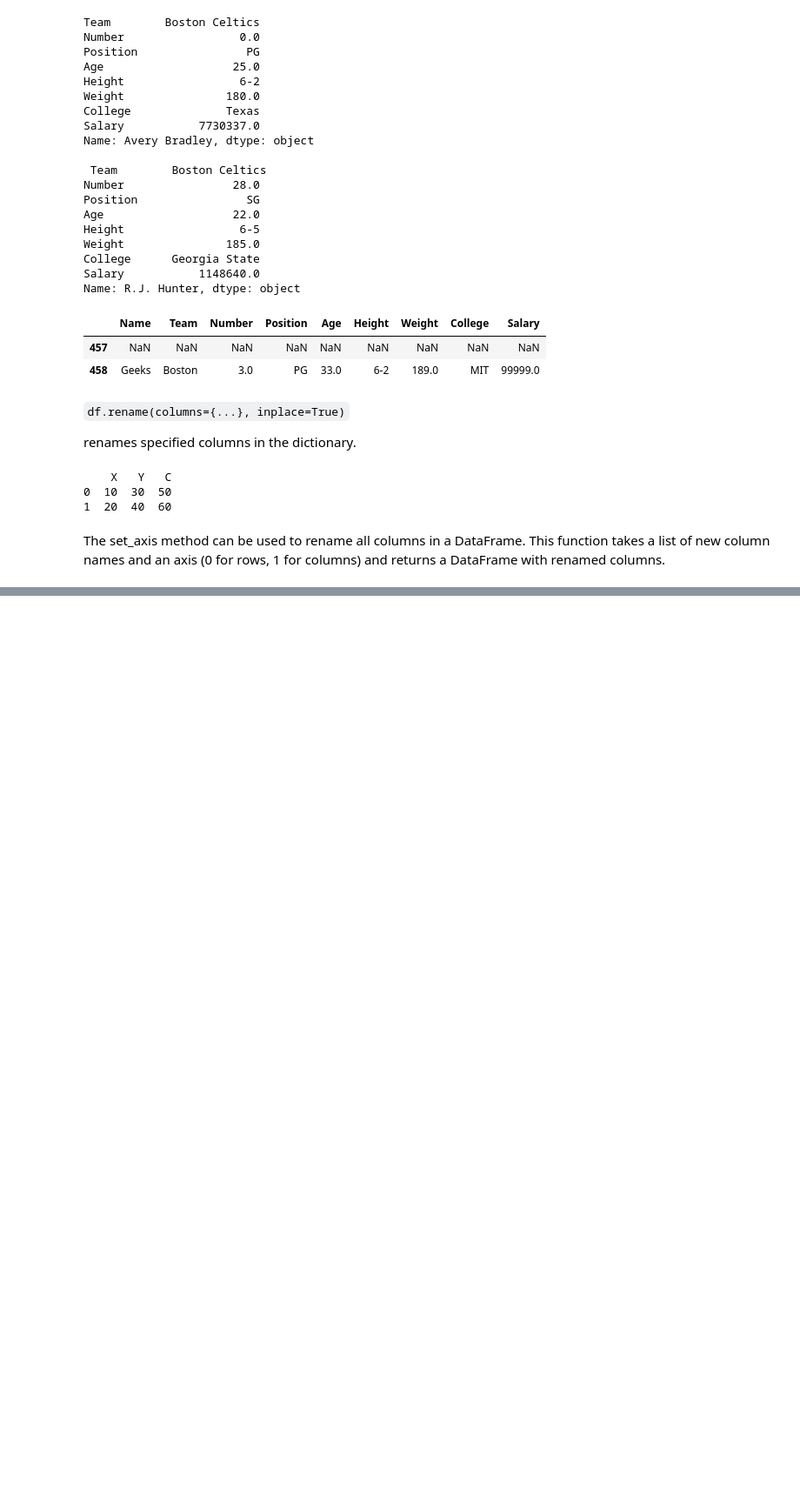
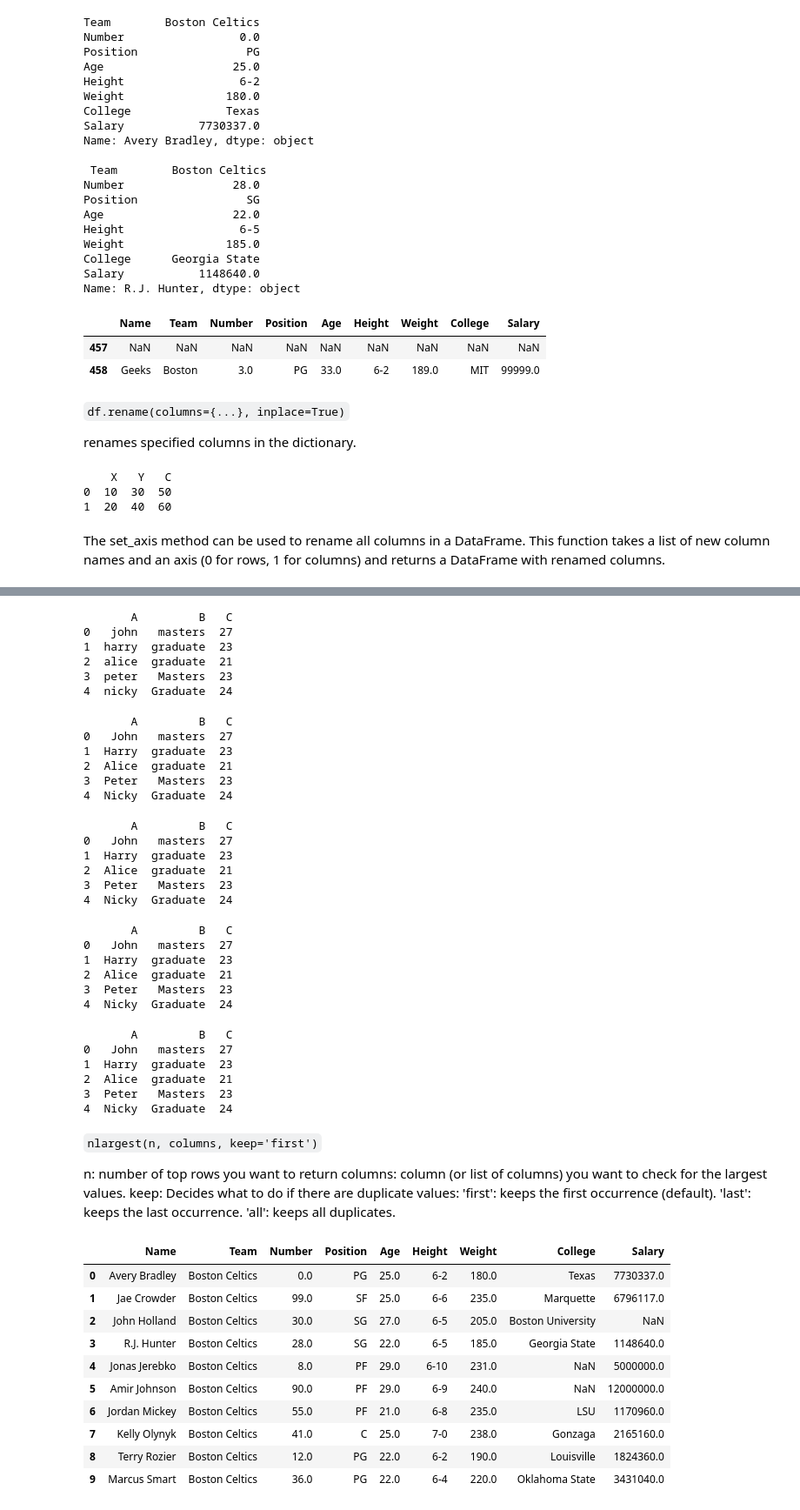
Before and after one commit to harshithvinesh/machine_learning, a Jupyter notebook: pandas.ipynb, the cells around one changed output, grey strips where cells are left out. Shown at 87% size. Saved outputs shown, nothing was run; the diff lists cells and outputs as text; code cells hidden in the pictures; blank space fills up the shorter version.

```diff
--- a/pandas.ipynb
+++ b/pandas.ipynb
@@ -769,0 +982,76 @@ print(df)
+# %%
+import pandas as pd
+df = pd.DataFrame({'A': ['john', 'harry', 'alice', 'peter', 'nicky'],
+				'B': ['masters', 'graduate', 'graduate','Masters', 'Graduate'],
+				'C': [27, 23, 21, 23, 24]})
+print(df)
+# %% [output]
+       A         B   C
+0   john   masters  27
+1  harry  graduate  23
+2  alice  graduate  21
+3  peter   Masters  23
+4  nicky  Graduate  24
+# %%
+df['A'] = df['A'].str.title()
+print(df)
+# %% [output]
+       A         B   C
+0   John   masters  27
+1  Harry  graduate  23
+2  Alice  graduate  21
+3  Peter   Masters  23
+4  Nicky  Graduate  24
+# %%
+df['A'] = df['A'].str.capitalize()
+print(df)
+# %% [output]
+       A         B   C
+0   John   masters  27
+1  Harry  graduate  23
+2  Alice  graduate  21
+3  Peter   Masters  23
+4  Nicky  Graduate  24
+# %%
+df['A'] = df['A'].apply(lambda x: x.capitalize())
+print(df)
+# %% [output]
+       A         B   C
+0   John   masters  27
+1  Harry  graduate  23
+2  Alice  graduate  21
+3  Peter   Masters  23
+4  Nicky  Graduate  24
+# %%
+df['A'] = df['A'].str.replace(r'(^[a-z])', lambda x: x.group(1).upper(), regex=True)
+print(df)
+# %% [output]
+       A         B   C
+0   John   masters  27
+1  Harry  graduate  23
+2  Alice  graduate  21
+3  Peter   Masters  23
+4  Nicky  Graduate  24
+# %% [markdown]
+<code>nlargest(n, columns, keep='first')</code>
+<p style="font-family:Cursive">n: number of top rows you want to return
+columns: column (or list of columns) you want to check for the largest values.
+keep: Decides what to do if there are duplicate values:
+'first': keeps the first occurrence (default).
+'last': keeps the last occurrence.
+'all': keeps all duplicates.</p>
+# %%
+df=pd.read_csv("nba.csv")
+df.head(10)
+# %% [output]
+|  | Name | Team | Number | Position | Age | Height | Weight | College | Salary |
+| 0 | Avery Bradley | Boston Celtics | 0.0 | PG | 25.0 | 6-2 | 180.0 | Texas | 7730337.0 |
+| 1 | Jae Crowder | Boston Celtics | 99.0 | SF | 25.0 | 6-6 | 235.0 | Marquette | 6796117.0 |
+| 2 | John Holland | Boston Celtics | 30.0 | SG | 27.0 | 6-5 | 205.0 | Boston University | NaN |
+| 3 | R.J. Hunter | Boston Celtics | 28.0 | SG | 22.0 | 6-5 | 185.0 | Georgia State | 1148640.0 |
+| 4 | Jonas Jerebko | Boston Celtics | 8.0 | PF | 29.0 | 6-10 | 231.0 | NaN | 5000000.0 |
+| 5 | Amir Johnson | Boston Celtics | 90.0 | PF | 29.0 | 6-9 | 240.0 | NaN | 12000000.0 |
+| 6 | Jordan Mickey | Boston Celtics | 55.0 | PF | 21.0 | 6-8 | 235.0 | LSU | 1170960.0 |
+| 7 | Kelly Olynyk | Boston Celtics | 41.0 | C | 25.0 | 7-0 | 238.0 | Gonzaga | 2165160.0 |
+| 8 | Terry Rozier | Boston Celtics | 12.0 | PG | 22.0 | 6-2 | 190.0 | Louisville | 1824360.0 |
+| 9 | Marcus Smart | Boston Celtics | 36.0 | PG | 22.0 | 6-4 | 220.0 | Oklahoma State | 3431040.0 |
```
Also changed, not shown: parts of 27 cells of this notebook.
